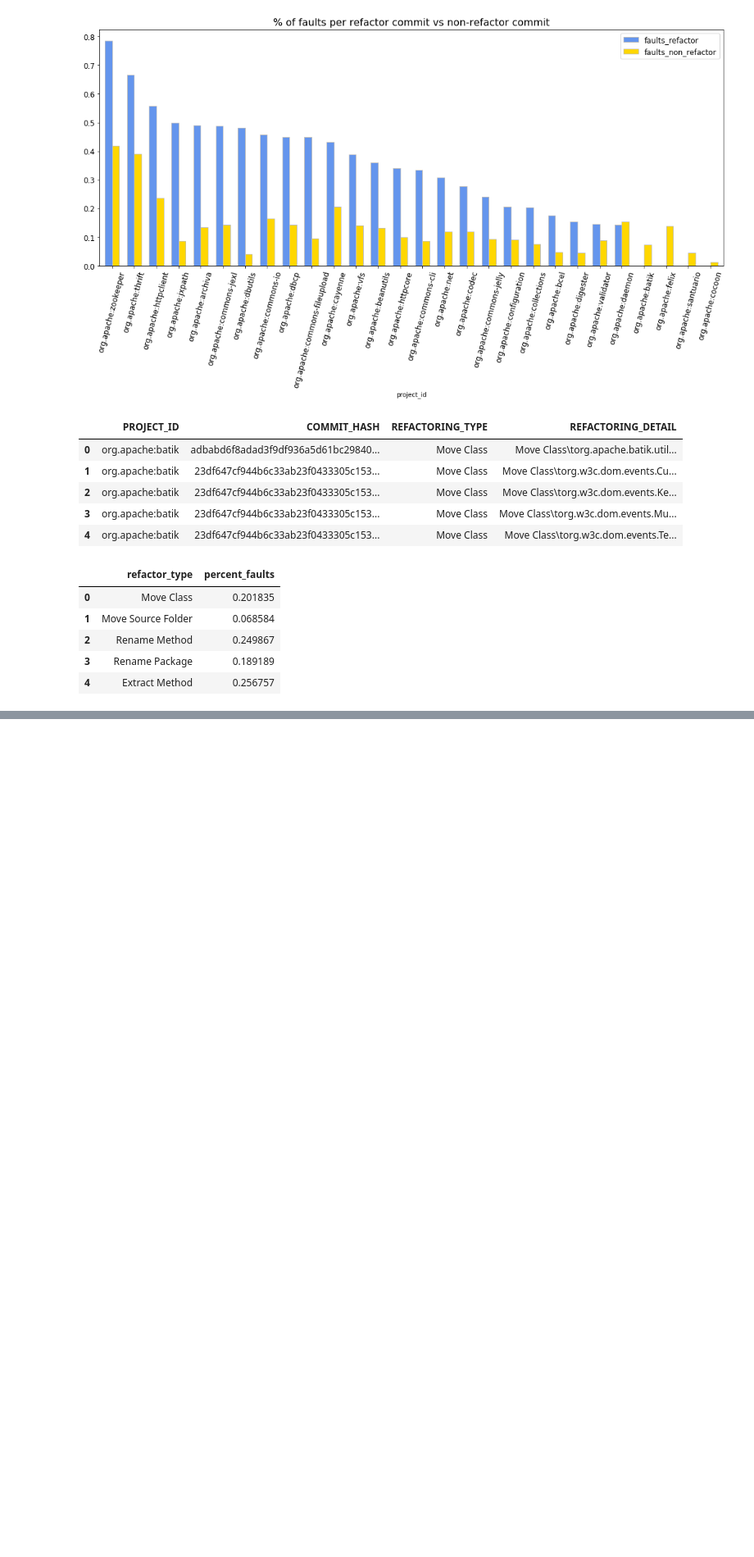
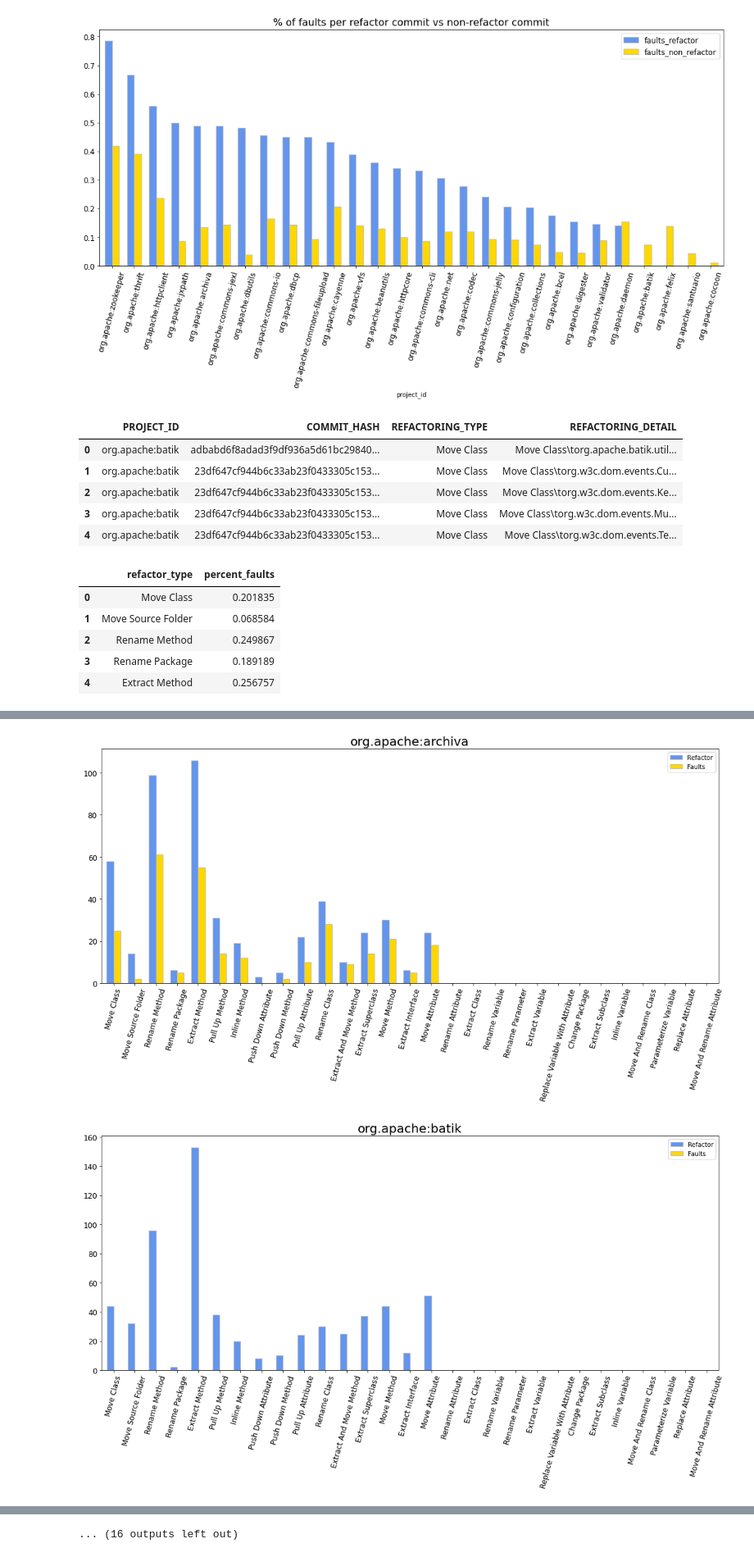
Before and after one commit to danigoju/Technical-Debt-DLMP, a Jupyter notebook: notebooks/refactoring_test.ipynb, the cells around one changed output, grey strips where cells are left out. Shown at 82% size. Cells and saved outputs as stored; diff of their text form; code cells hidden in the pictures; blank space fills up the shorter version.

```diff
--- a/notebooks/refactoring_test.ipynb
+++ b/notebooks/refactoring_test.ipynb
@@ -164,0 +187,11 @@ plt.legend(fontsize=12)
+# %%
+projects_faults = {}
+
+for i in szz_fault_inducing_commits.PROJECT_ID.unique():
+    aux = {}
+    for j in refactoring_miner.REFACTORING_TYPE.unique():
+        faults = len(df[(df.PROJECT_ID==i) & (df.REFACTORING_TYPE==j)]["FAULT_INDUCING_COMMIT_HASH"].unique())
+        aux[j] = faults
+    projects_faults[i] = aux
+
+pd.DataFrame(projects_faults).head()
@@ -164,0 +206,11 @@ plt.legend(fontsize=12)
+# %%
+projects_refactor = {}
+
+for i in refactoring_miner.PROJECT_ID.unique():
+    aux = {}
+    for j in refactoring_miner.REFACTORING_TYPE.unique():
+        faults = len(refactoring_miner[(refactoring_miner.PROJECT_ID==i) & (refactoring_miner.REFACTORING_TYPE==j)]["COMMIT_HASH"].unique())
+        aux[j] = faults
+    projects_refactor[i] = aux
+
+pd.DataFrame(projects_refactor).head()
@@ -164,0 +225,10 @@ plt.legend(fontsize=12)
+# %%
+for i in szz_fault_inducing_commits.PROJECT_ID.unique():
+    refact = pd.Series(pd.DataFrame(projects_refactor)[i], name="Refactor")
+    faults = pd.Series(pd.DataFrame(projects_faults)[i], name="Faults")
+
+    pd.concat([refact, faults], axis=1).plot(kind='bar', figsize=(18,7), rot=75, width=0.65, fontsize=12, color=('cornflowerblue','gold'),edgecolor = 'silver')
+    plt.title(i, fontsize=20)
+# %% [output]
+[figure, added]
+[figure, added]
@@ -164,0 +245 @@ plt.legend(fontsize=12)
+... (16 outputs left out)
```
Also changed, not shown: parts of 8 cells of this notebook.
